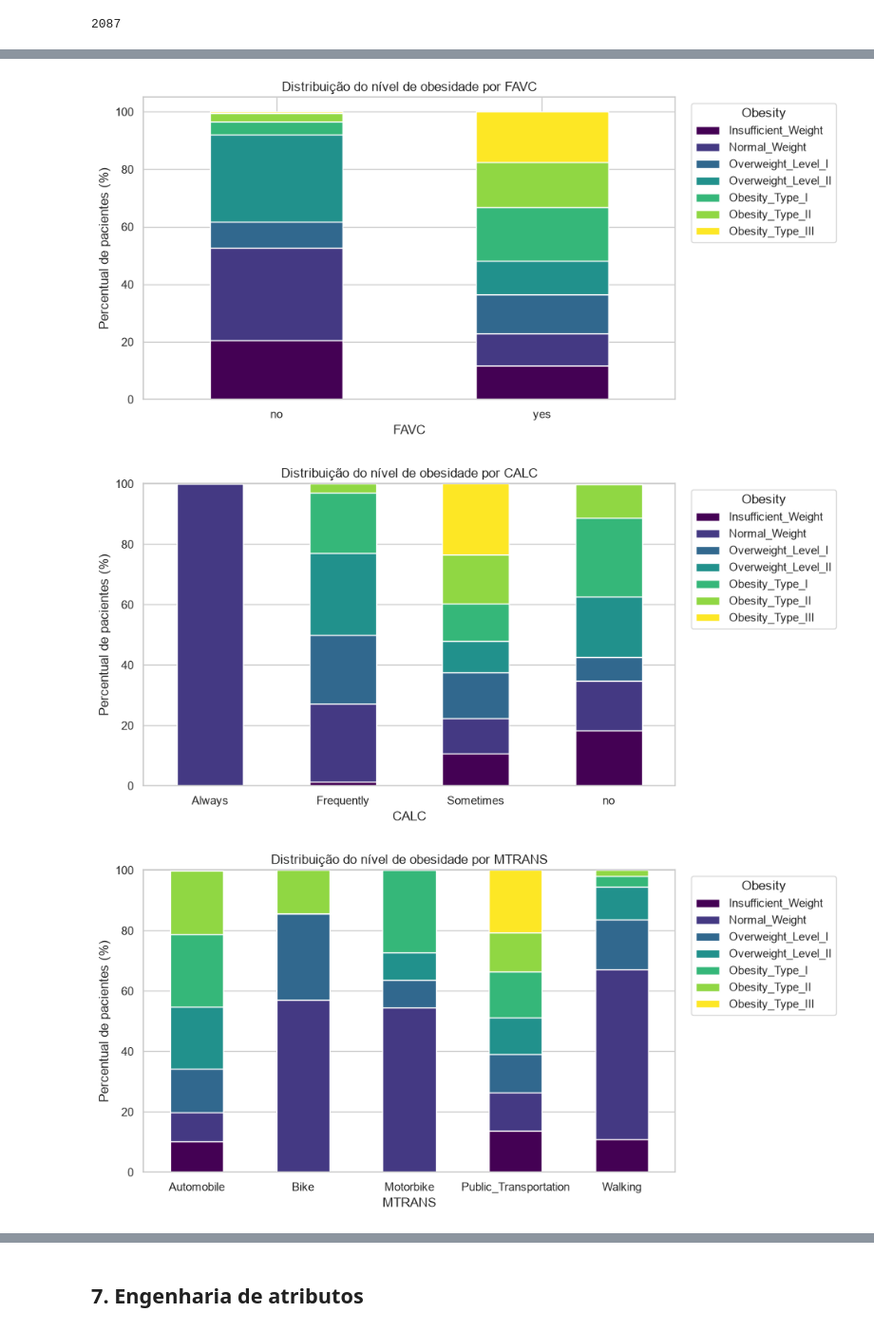
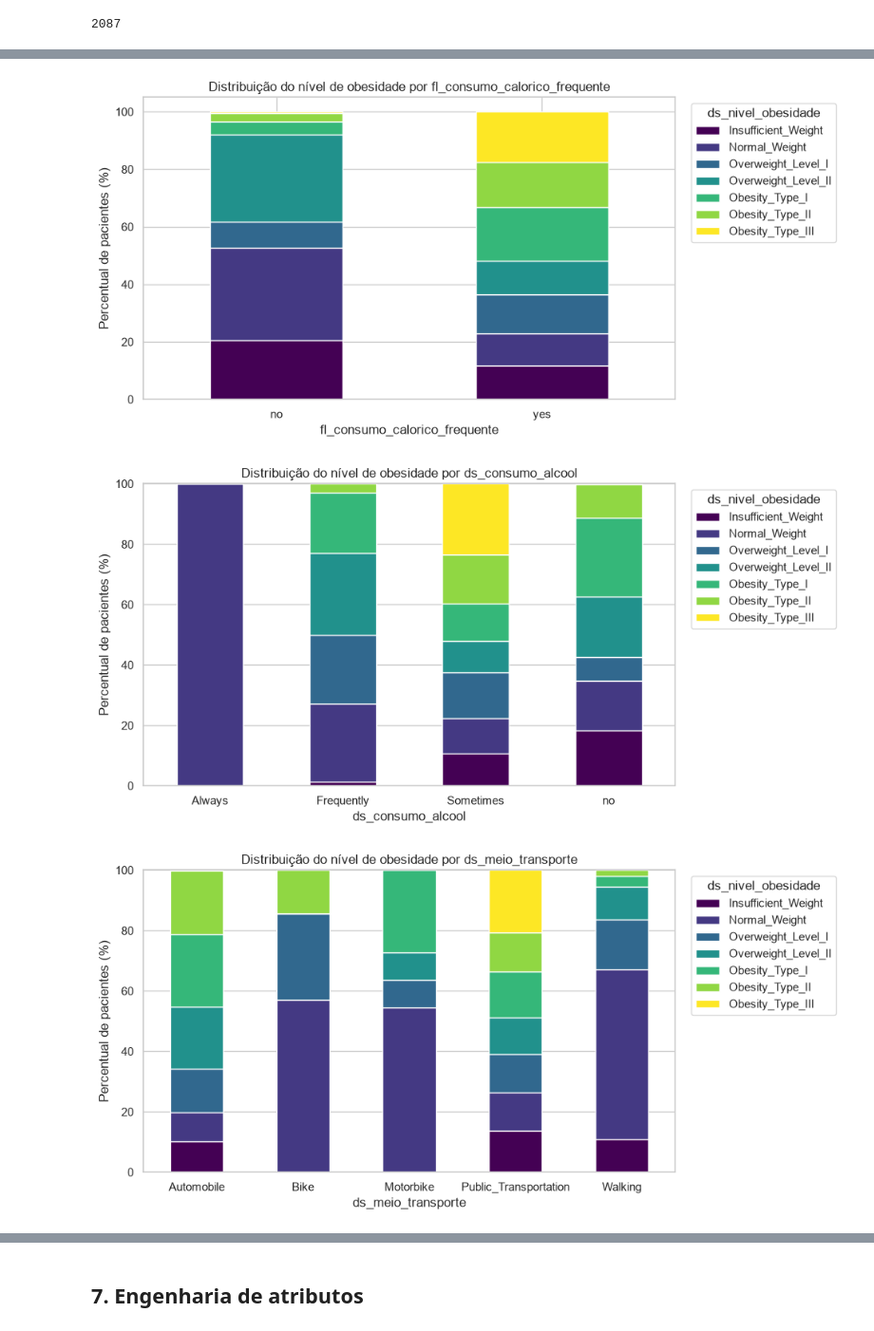
Before and after one commit to maclabr/tech-challenge-obesidade, a Jupyter notebook: notebooks/01_eda.ipynb, the cells around one changed output, grey strips where cells are left out. Shown at 95% size. Saved outputs shown, nothing was run; the diff lists cells and outputs as text; code cells hidden in the pictures.

```diff
--- a/notebooks/01_eda.ipynb
+++ b/notebooks/01_eda.ipynb
@@ -44,5 +81,5 @@ np.random.seed(SEED)
 # %%
-pacientes_obesidade = pd.read_csv(CAMINHO_DADOS_BRUTOS)
+pacientes_obesidade = pd.read_csv(CAMINHO_DADOS_BRUTOS).rename(columns=MAPA_RENOMEACAO_COLUNAS)
 
 pacientes_obesidade.shape
 # %% [output]
@@ -167,7 +204,7 @@ pd.DataFrame({"qtd_pacientes": distribuicao_alvo, "percentual": percentual_alvo}
 # %%
 fig, eixo = plt.subplots(figsize=(10, 5))
 sns.barplot(x=distribuicao_alvo.values, y=distribuicao_alvo.index, order=ORDEM_NIVEIS_OBESIDADE, ax=eixo)
-eixo.set_title("Distribuição da variável alvo (Obesity)")
+eixo.set_title("Distribuição da variável alvo (ds_nivel_obesidade)")
 eixo.set_xlabel("Quantidade de pacientes")
 eixo.set_ylabel("Nível de obesidade")
 plt.tight_layout()
@@ -260,23 +297,23 @@ Implicação para a modelagem: categorias com poucas observações (CALC == "Alw
 # %%
-variaveis_habito_categoricas = ["FAVC", "CALC", "MTRANS"]
+variaveis_habito_categoricas = ["fl_consumo_calorico_frequente", "ds_consumo_alcool", "ds_meio_transporte"]
 
 for coluna in variaveis_habito_categoricas:
     tabela_cruzada = (
-        pd.crosstab(pacientes_tratados[coluna], pacientes_tratados["Obesity"], normalize="index")
+        pd.crosstab(pacientes_tratados[coluna], pacientes_tratados["ds_nivel_obesidade"], normalize="index")
         .reindex(columns=ORDEM_NIVEIS_OBESIDADE)
         * 100
     )
 
     tabela_cruzada.plot(kind="bar", stacked=True, figsize=(10, 5), colormap="viridis")
     plt.title(f"Distribuição do nível de obesidade por {coluna}")
     plt.ylabel("Percentual de pacientes (%)")
     plt.xlabel(coluna)
     plt.xticks(rotation=0)
-    plt.legend(title="Obesity", bbox_to_anchor=(1.02, 1), loc="upper left")
+    plt.legend(title="ds_nivel_obesidade", bbox_to_anchor=(1.02, 1), loc="upper left")
     plt.tight_layout()
     plt.show()
 # %% [output]
-[figure, old version]
+[figure, new version]
-[figure, old version]
+[figure, new version]
-[figure, old version]
+[figure, new version]
 # %%
```
Also changed, not shown: parts of 43 cells of this notebook.
